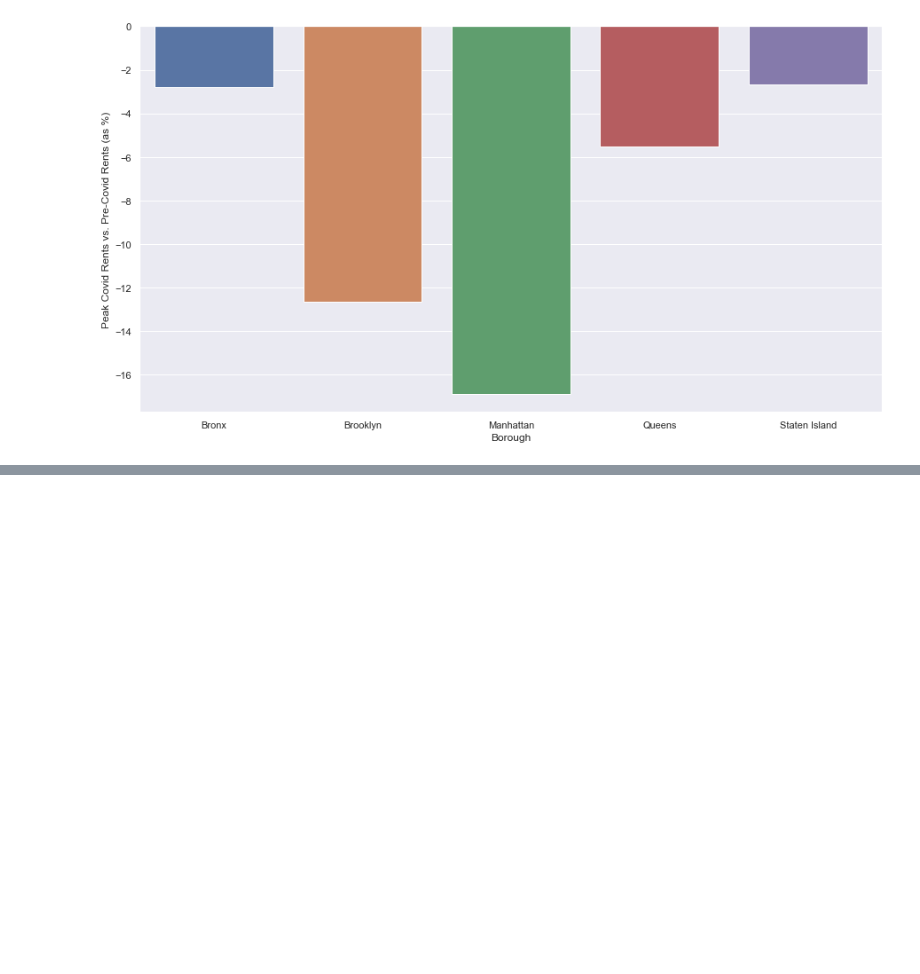
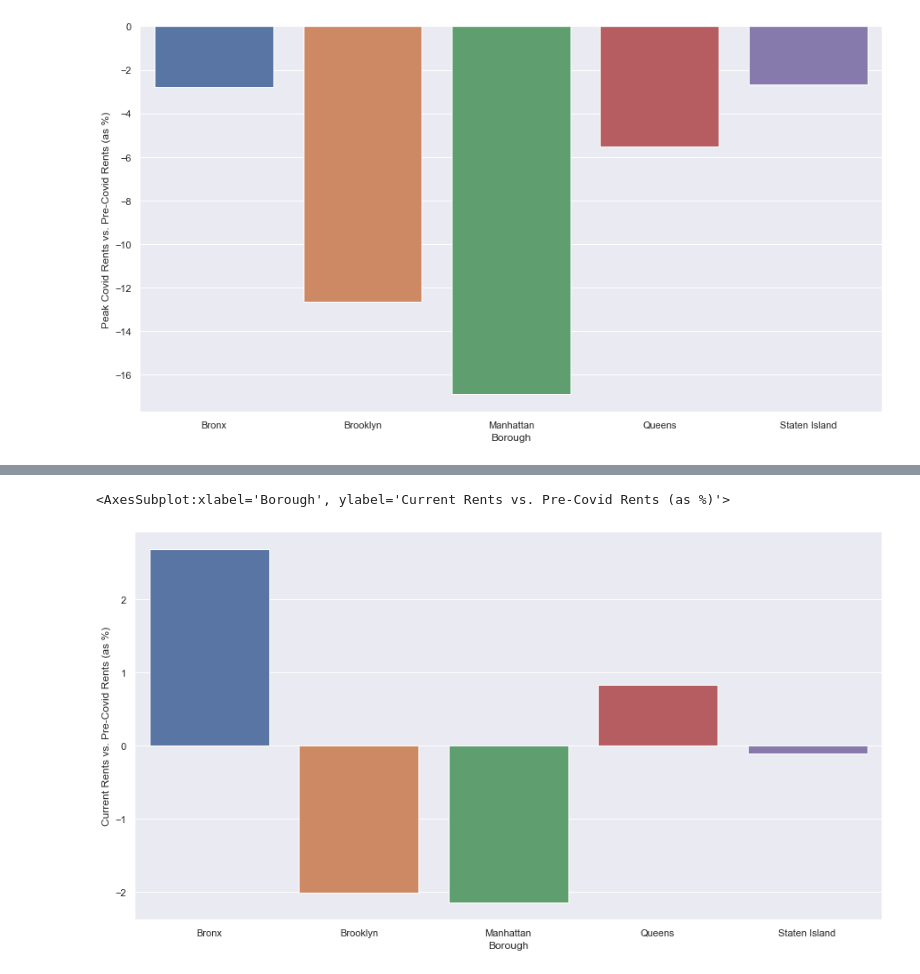
Before and after one commit to jackcopeland11/nyc_apartment_rent_analysis, a Jupyter notebook: python_project_final.ipynb, the cells around one changed output, grey strips where cells are left out. Cells and saved outputs as stored; diff of their text form; code cells hidden in the pictures; blank space fills up the shorter version.

```diff
--- a/python_project_final.ipynb
+++ b/python_project_final.ipynb
@@ -141,0 +147,14 @@ sns.barplot(
+# %%
+## Calculate the percent changes by borough of pre-covid rates vs current -- in order to see which is recovering well
+
+changes = rents_over_time.pivot_table('Median_Rent', ['Borough'], 'covid_timeline').reset_index()
+changes['Current Rents vs. Pre-Covid Rents (as %)'] = ((changes['Current']- changes['Pre-Covid'])/changes['Pre-Covid'])*100
+
+sns.barplot(
+    x = 'Borough',
+    y = 'Current Rents vs. Pre-Covid Rents (as %)',
+    data = changes
+)
+# %% [output]
+<AxesSubplot:xlabel='Borough', ylabel='Current Rents vs. Pre-Covid Rents (as %)'>
+[figure, added]
```
Also changed, not shown: parts of 4 cells of this notebook.
